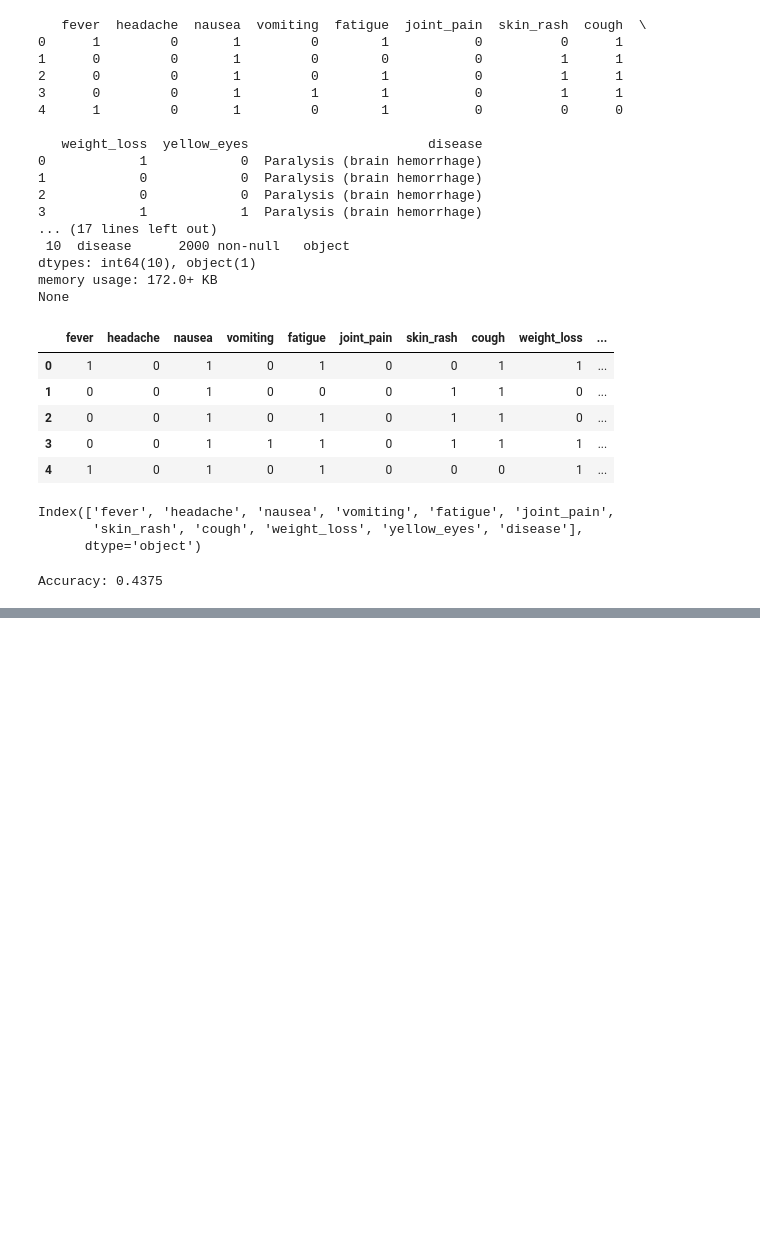
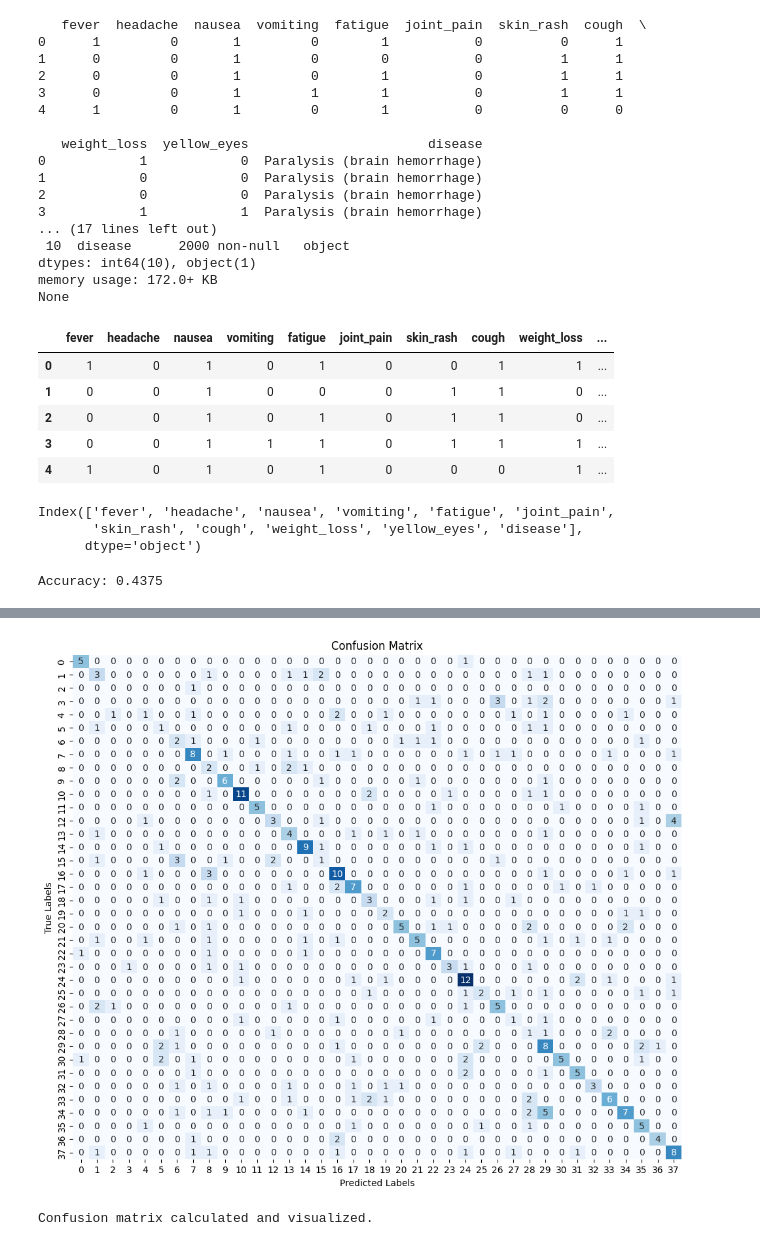
Before and after one commit to vasavinaidu21/Traning, a Jupyter notebook: Traning.ipynb, the cells around one changed output, grey strips where cells are left out. Saved outputs shown, nothing was run; the diff lists cells and outputs as text; code cells hidden in the pictures; blank space fills up the shorter version.

```diff
--- a/Traning.ipynb
+++ b/Traning.ipynb
@@ -73,0 +339,25 @@ Accuracy: 0.4375
+# %%
+import pandas as pd
+from sklearn.model_selection import train_test_split
+from sklearn.linear_model import LogisticRegression
+from sklearn.metrics import accuracy_score, classification_report, confusion_matrix
+
+data = pd.read_csv('improved_disease_dataset.csv')
+
+X = data.drop('disease', axis=1)
+y = data['disease']
+
+X_train, X_test, y_train, y_test = train_test_split(
+    X, y, test_size=0.2, random_state=42
+)
+
+
+model = LogisticRegression(max_iter=1000)
+model.fit(X_train, y_train)
+
+
+y_pred_proba = model.predict_proba(X_test)
+
+
+print("First 5 rows of predicted probabilities:")
+print(pd.DataFrame(y_pred_proba, columns=model.classes_).head())
@@ -73,0 +478,22 @@ Accuracy: 0.4375
+# %%
+from sklearn.metrics import confusion_matrix
+import matplotlib.pyplot as plt
+import seaborn as sns
+
+y_pred = model.predict(X_test)
+
+
+cm = confusion_matrix(y_test, y_pred)
+
+
+plt.figure(figsize=(12, 10))
+sns.heatmap(cm, annot=True, fmt='d', cmap='Blues', cbar=False)
+plt.xlabel('Predicted Labels')
+plt.ylabel('True Labels')
+plt.title('Confusion Matrix')
+plt.show()
+
+print("Confusion matrix calculated and visualized.")
+# %% [output]
+[figure, added]
+Confusion matrix calculated and visualized.
```
Also changed, not shown: parts of 15 cells of this notebook.
